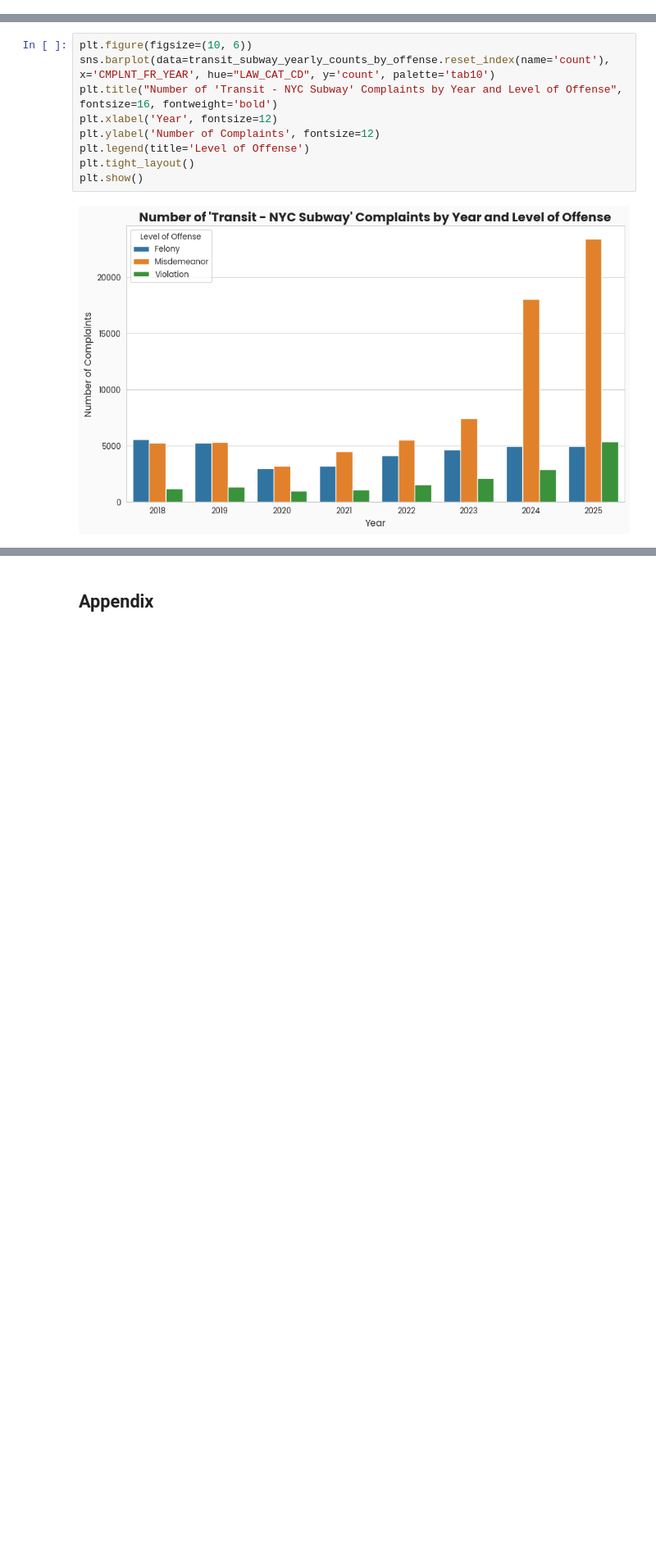
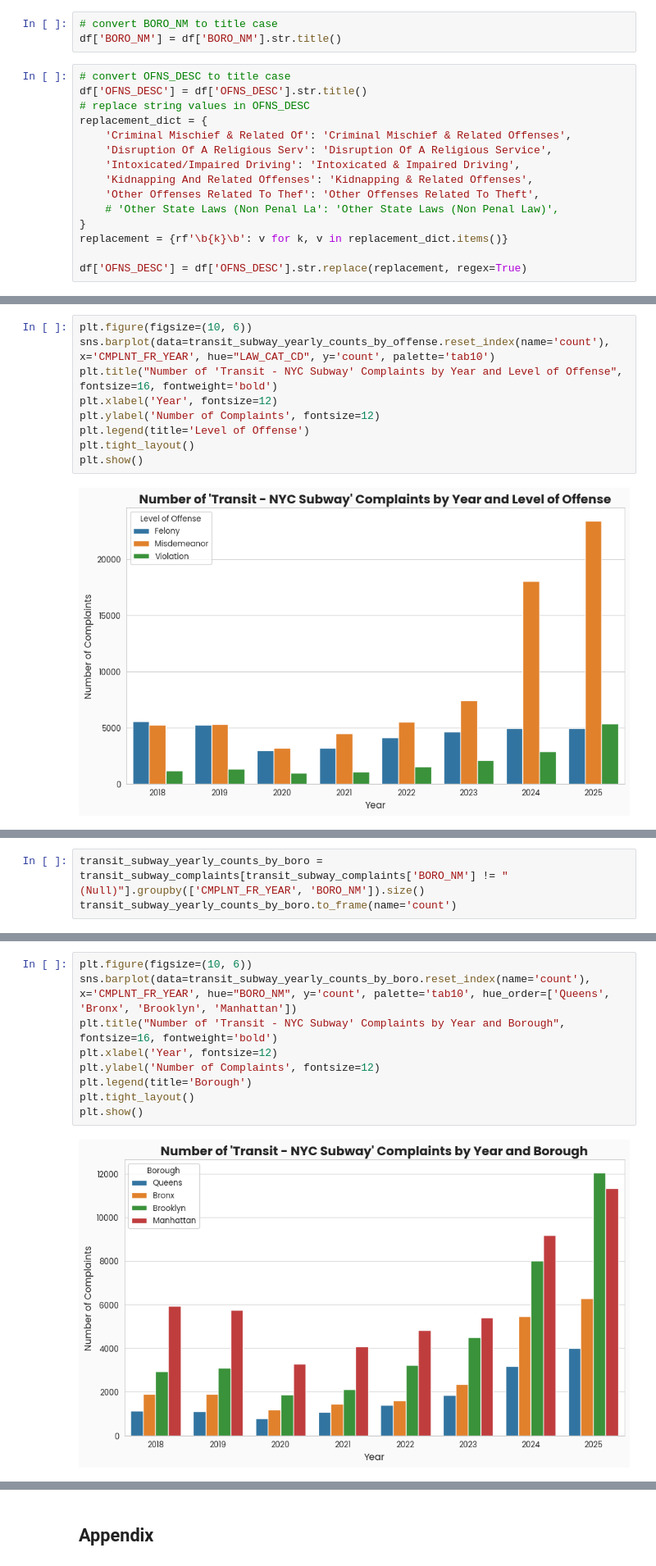
Before and after one commit to peterjakubowski/NYC-Subway-Complaints, a Jupyter notebook: notebooks/nyc_subway_complaints.ipynb, the cells around one changed output, grey strips where cells are left out. Shown at 82% size. Saved outputs shown, nothing was run; the diff lists cells and outputs as text; blank space fills up the shorter version.

```diff
--- a/notebooks/nyc_subway_complaints.ipynb
+++ b/notebooks/nyc_subway_complaints.ipynb
@@ -173,3 +175,21 @@ df['LAW_CAT_CD'] = pd.Categorical(df['LAW_CAT_CD'], categories=[x.title() for x
 # convert PREM_TYP_DESC to title case, keeping 'NYC' in uppercase
 df['PREM_TYP_DESC'] = df['PREM_TYP_DESC'].str.title()
 df['PREM_TYP_DESC'] = df['PREM_TYP_DESC'].str.replace('Nyc', 'NYC', case=True)
+# %%
+# convert BORO_NM to title case
+df['BORO_NM'] = df['BORO_NM'].str.title()
+# %%
+# convert OFNS_DESC to title case
+df['OFNS_DESC'] = df['OFNS_DESC'].str.title()
+# replace string values in OFNS_DESC
+replacement_dict = {
+    'Criminal Mischief & Related Of': 'Criminal Mischief & Related Offenses',
+    'Disruption Of A Religious Serv': 'Disruption Of A Religious Service',
+    'Intoxicated/Impaired Driving': 'Intoxicated & Impaired Driving',
+    'Kidnapping And Related Offenses': 'Kidnapping & Related Offenses',
+    'Other Offenses Related To Thef': 'Other Offenses Related To Theft',
+    # 'Other State Laws (Non Penal La': 'Other State Laws (Non Penal Law)',
+}
+replacement = {rf'\b{k}\b': v for k, v in replacement_dict.items()}
+
+df['OFNS_DESC'] = df['OFNS_DESC'].str.replace(replacement, regex=True)
@@ -311,0 +365,3 @@ plt.show()
+# %%
+transit_subway_yearly_counts_by_boro = transit_subway_complaints[transit_subway_complaints['BORO_NM'] != "(Null)"].groupby(['CMPLNT_FR_YEAR', 'BORO_NM']).size()
+transit_subway_yearly_counts_by_boro.to_frame(name='count')
@@ -311,0 +387,11 @@ plt.show()
+# %%
+plt.figure(figsize=(10, 6))
+sns.barplot(data=transit_subway_yearly_counts_by_boro.reset_index(name='count'), x='CMPLNT_FR_YEAR', hue="BORO_NM", y='count', palette='tab10', hue_order=['Queens', 'Bronx', 'Brooklyn', 'Manhattan'])
+plt.title("Number of 'Transit - NYC Subway' Complaints by Year and Borough", fontsize=16, fontweight='bold')
+plt.xlabel('Year', fontsize=12)
+plt.ylabel('Number of Complaints', fontsize=12)
+plt.legend(title='Borough')
+plt.tight_layout()
+plt.show()
+# %% [output]
+[figure, added]
```
Also changed, not shown: parts of 22 cells of this notebook.
